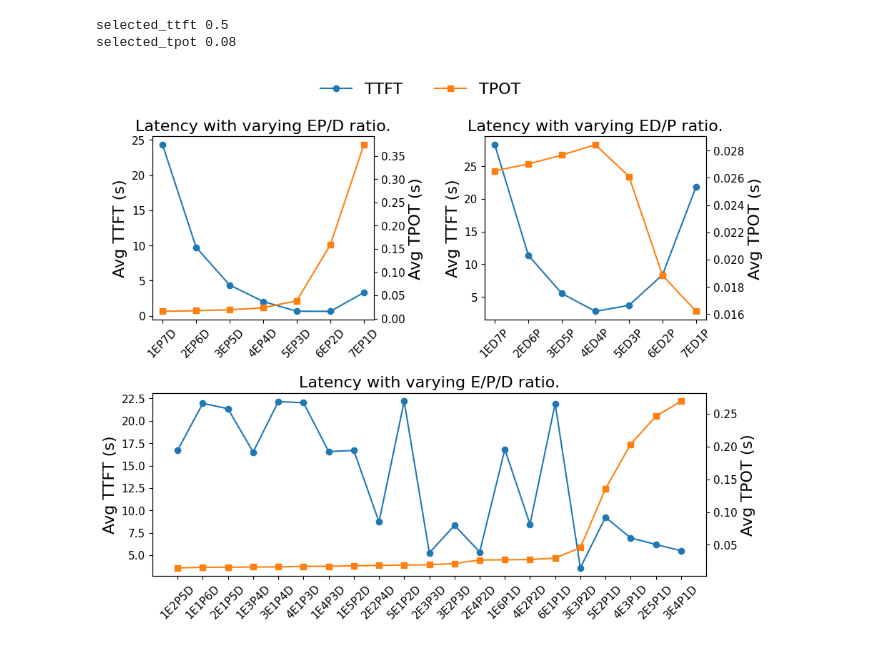
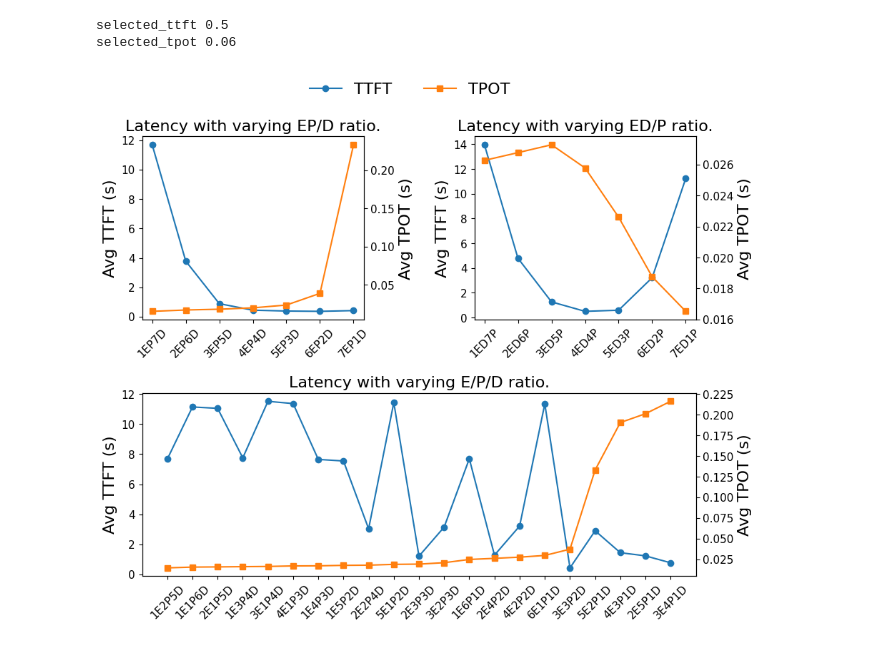
Before and after one commit to dongxianzhe/hydrainfer, a Jupyter notebook: evaluation/slo_attainment/plot.ipynb, the cells around one changed output. Cells and saved outputs as stored; diff of their text form; code cells hidden in the pictures.

Commit message:
[fix] update figure plot script.

```diff
--- a/evaluation/slo_attainment/plot.ipynb
+++ b/evaluation/slo_attainment/plot.ipynb
@@ -346,0 +374,35 @@ llava-hf/llava-1.5-7b-hf  textcaps              1               0.06  8EPD
+# %%
+# compute goodput
+def get_intersection_points(x, y, target_y) -> list[tuple[float, float]]:
+    cross_points = []
+
+    # Check if y_i is close to target_y
+    for xi, yi in zip(x, y):
+        if np.isclose(yi, target_y):
+            cross_points.append((xi, yi))
+
+    # Check if each line crosses the y=target_y line
+    for i in range(len(x) - 1):
+        x0, x1 = x[i], x[i + 1]
+        y0, y1 = y[i], y[i + 1]
+        if (y0 - target_y) * (y1 - target_y) < 0:
+            t = (target_y - y0) / (y1 - y0)
+            x_inter = x0 + t * (x1 - x0)
+            y_inter = y0 + t * (y1 - y0)
+            cross_points.append((x_inter, y_inter))
+
+    return cross_points
+
+for line_data in all_line_data:
+    x = line_data.request_rates
+    y = line_data.slo_attainment
+    target = 0.9
+    cross_points = get_intersection_points(x, y, target)
+    if not cross_points:
+        if y[0] < target:
+            line_data.goodput = x[0]
+        elif y[-1] > target:
+            line_data.goodput = x[-1]
+    else:
+        line_data.goodput = cross_points[0][0]
+    print(line_data.model, line_data.dataset, line_data.ttft_slo, line_data.tpot_slo, line_data.full_method_name, line_data.goodput)
@@ -485,4 +667,6 @@ method_id: {'ours': 0, 'vllm-v0': 1, 'vllm7': 2, 'vllm': 3, 'vllm6': 4}
 # %%
 for line_data in selected_line_data:
-    print(line_data.method, line_data.dataset, line_data.avg_tpot)
+    if line_data.model != 'LLaVA-1.5-7B':
+        continue
+    print(line_data.method, line_data.dataset, line_data.n_output_tokens)
 # %% [output]
@@ -510,7 +692,8 @@ import matplotlib.gridspec as gridspec
 
 selected_ttft = TTFT_SLOs[1]
 selected_tpot = TPOT_SLOs[1]
-selected_dataset = "textcaps"
+selected_model = "LLaVA-NeXT-7B"
+selected_dataset = "TextCaps"
 selected_request_rate_id = len(all_line_data[0].request_rates) // 2
 
 print(f'selected_ttft {selected_ttft}')
@@ -532,39 +715,39 @@ axes[1].set_title('Latency with varying EP/D ratio.', fontsize=fontsize)
 axes[2].set_title('Latency with varying ED/P ratio.', fontsize=fontsize)
 patterns = [r'\d+e\d+p\d+d', r'\d+ep\d+d', r'\d+ed\d+p']
 for i, pattern in enumerate(patterns):
-    all_ratio_line_data = [line_data for line_data in all_line_data if line_data.dataset == selected_dataset and line_data.ttft_slo == selected_ttft and line_data.tpot_slo == selected_tpot and re.search(pattern, line_data.full_method_name)]
+    all_ratio_line_data = [line_data for line_data in all_line_data if line_data.model == selected_model and line_data.dataset == selected_dataset and line_data.ttft_slo == selected_ttft and line_data.tpot_slo == selected_tpot and re.search(pattern, line_data.full_method_name)]
     if i == 0:
         all_ratio_line_data = sorted(all_ratio_line_data, key=lambda line_data: line_data.avg_tpot[selected_request_rate_id])
 
     x = [re.findall(pattern, line_data.full_method_name)[0].upper() for line_data in all_ratio_line_data]
     y1 = [line_data.avg_ttft[selected_request_rate_id] for line_data in all_ratio_line_data]
     y2 = [line_data.avg_tpot[selected_request_rate_id] for line_data in all_ratio_line_data]
     axes[i].plot(x, y1, marker=marker_list[0], color=color_list[0])
     axes[i].set_ylabel('Avg TTFT (s)', fontsize=fontsize)
     ax = axes[i].twinx()
     ax.plot(x, y2, marker=marker_list[1], color=color_list[1])
     ax.set_ylabel('Avg TPOT (s)', fontsize=fontsize)
     axes[i].set_xticks(x)
     axes[i].set_xticklabels(x, rotation=45)
     axes[i].grid(False)
     ax.grid(False)
     for label in axes[i].get_xticklabels():
         label.set_fontsize(fontsize - 5)
     for label in axes[i].get_yticklabels():
         label.set_fontsize(fontsize - 5)
     for label in ax.get_yticklabels():
         label.set_fontsize(fontsize - 5)
     for spine in ax.spines.values():
         spine.set_edgecolor('black')
 
 fig.legend(
     [Line2D([0], [0], color=color_list[i], marker=marker_list[i]) for i in range(2)],
     ['TTFT', 'TPOT'],
     loc='upper center', ncol=len(method_id), fontsize=fontsize, frameon=False, bbox_to_anchor=(0.5, 1.0))
 fig.savefig(os.path.join(figures_dir, "instance_ratio.pdf"), bbox_inches="tight")
 # %% [output]
 selected_ttft 0.5
-selected_tpot 0.08
+selected_tpot 0.06
-[figure, old version]
+[figure, new version]
 # %%
 import re
```
Also changed, not shown: parts of 11 cells of this notebook, 1 other file.
